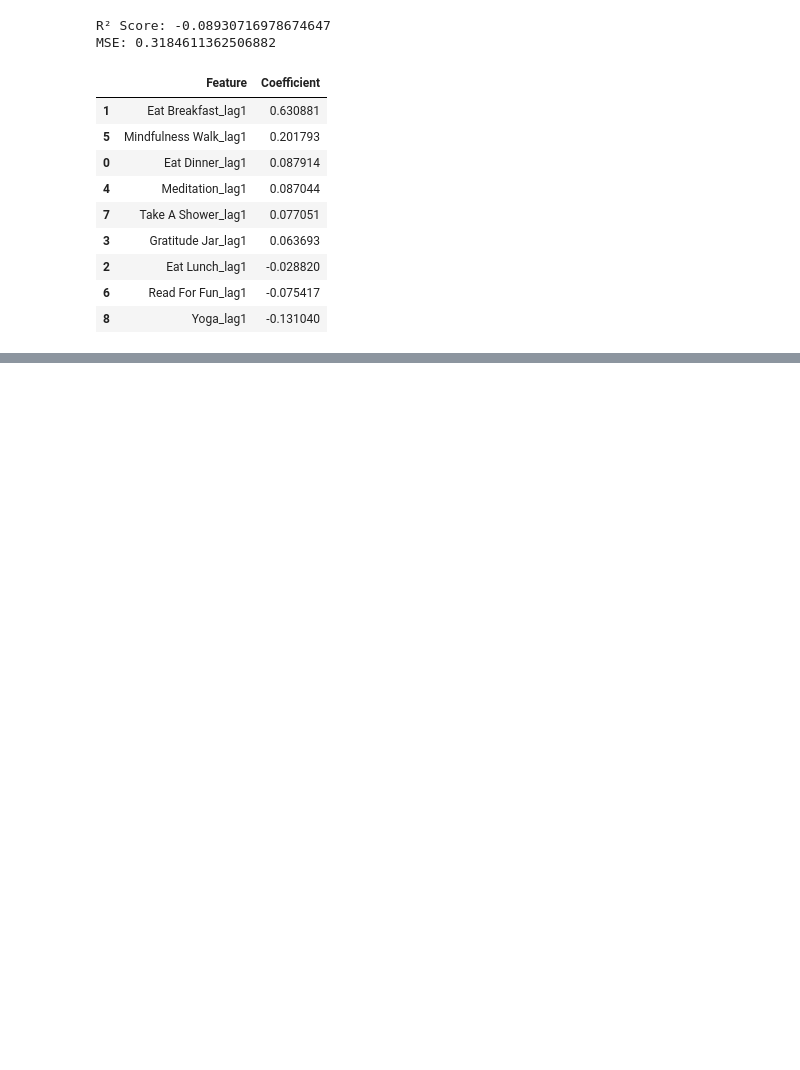
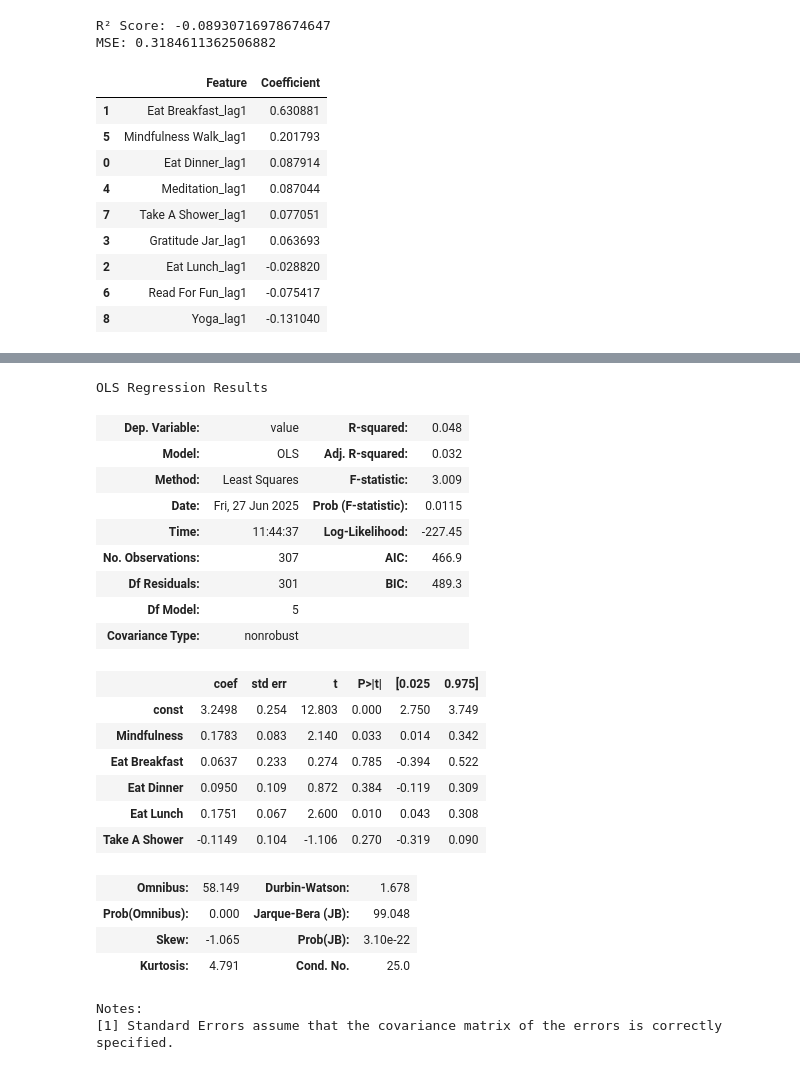
Before and after one commit to kaley-neufeld/Mental-Health-Project, a Jupyter notebook: notebooks/modeling.ipynb, the cells around one changed output, grey strips where cells are left out. Drawn from its saved outputs; the diff is of its cells as text; code cells hidden in the pictures; blank space fills up the shorter version.

Commit message:
explored mindfulness feature in LR model

```diff
--- a/notebooks/modeling.ipynb
+++ b/notebooks/modeling.ipynb
@@ -213,0 +216,12 @@ Notes:
+# %%
+# now look at Mindfulness Model, with composite feature 'mindfulness'
+mindful_features = [
+    'value',
+    'Mindfulness',
+    'Eat Breakfast',
+    'Eat Dinner',
+    'Eat Lunch',
+    'Take A Shower',
+]
+df_mindful = df[mindful_features]
+df_mindful.head()
@@ -213,0 +235,4 @@ Notes:
+# %%
+df_mindful = df_mindful.dropna()
+# %%
+mindful_features.remove('value')
@@ -213,0 +248,4 @@ Notes:
+# %%
+X = df_mindful[mindful_features]
+y = df_mindful['value']
+X_train, X_test, y_train, y_test = train_test_split(X, y, test_size=0.2, random_state=42)
@@ -213,0 +278,29 @@ Notes:
+# %%
+# Regression model, look at significance
+X_with_const = sm.add_constant(X)  # adds intercept term, i.e. baseline mood when I didn’t do any of the activities that day
+model_mindful = sm.OLS(y, X_with_const).fit()
+model_mindful.summary()
+# %% [output]
+OLS Regression Results
+| Dep. Variable: | value | R-squared: | 0.048 |
+| Model: | OLS | Adj. R-squared: | 0.032 |
+| Method: | Least Squares | F-statistic: | 3.009 |
+| Date: | Fri, 27 Jun 2025 | Prob (F-statistic): | 0.0115 |
+| Time: | 11:44:37 | Log-Likelihood: | -227.45 |
+| No. Observations: | 307 | AIC: | 466.9 |
+| Df Residuals: | 301 | BIC: | 489.3 |
+| Df Model: | 5 |  |  |
+| Covariance Type: | nonrobust |  |  |
+|  | coef | std err | t | P>|t| | [0.025 | 0.975] |
+| const | 3.2498 | 0.254 | 12.803 | 0.000 | 2.750 | 3.749 |
+| Mindfulness | 0.1783 | 0.083 | 2.140 | 0.033 | 0.014 | 0.342 |
+| Eat Breakfast | 0.0637 | 0.233 | 0.274 | 0.785 | -0.394 | 0.522 |
+| Eat Dinner | 0.0950 | 0.109 | 0.872 | 0.384 | -0.119 | 0.309 |
+| Eat Lunch | 0.1751 | 0.067 | 2.600 | 0.010 | 0.043 | 0.308 |
+| Take A Shower | -0.1149 | 0.104 | -1.106 | 0.270 | -0.319 | 0.090 |
+| Omnibus: | 58.149 | Durbin-Watson: | 1.678 |
+| Prob(Omnibus): | 0.000 | Jarque-Bera (JB): | 99.048 |
+| Skew: | -1.065 | Prob(JB): | 3.10e-22 |
+| Kurtosis: | 4.791 | Cond. No. | 25.0 |
+Notes:
+[1] Standard Errors assume that the covariance matrix of the errors is correctly specified.
```
Also changed, not shown: parts of 8 cells of this notebook.
